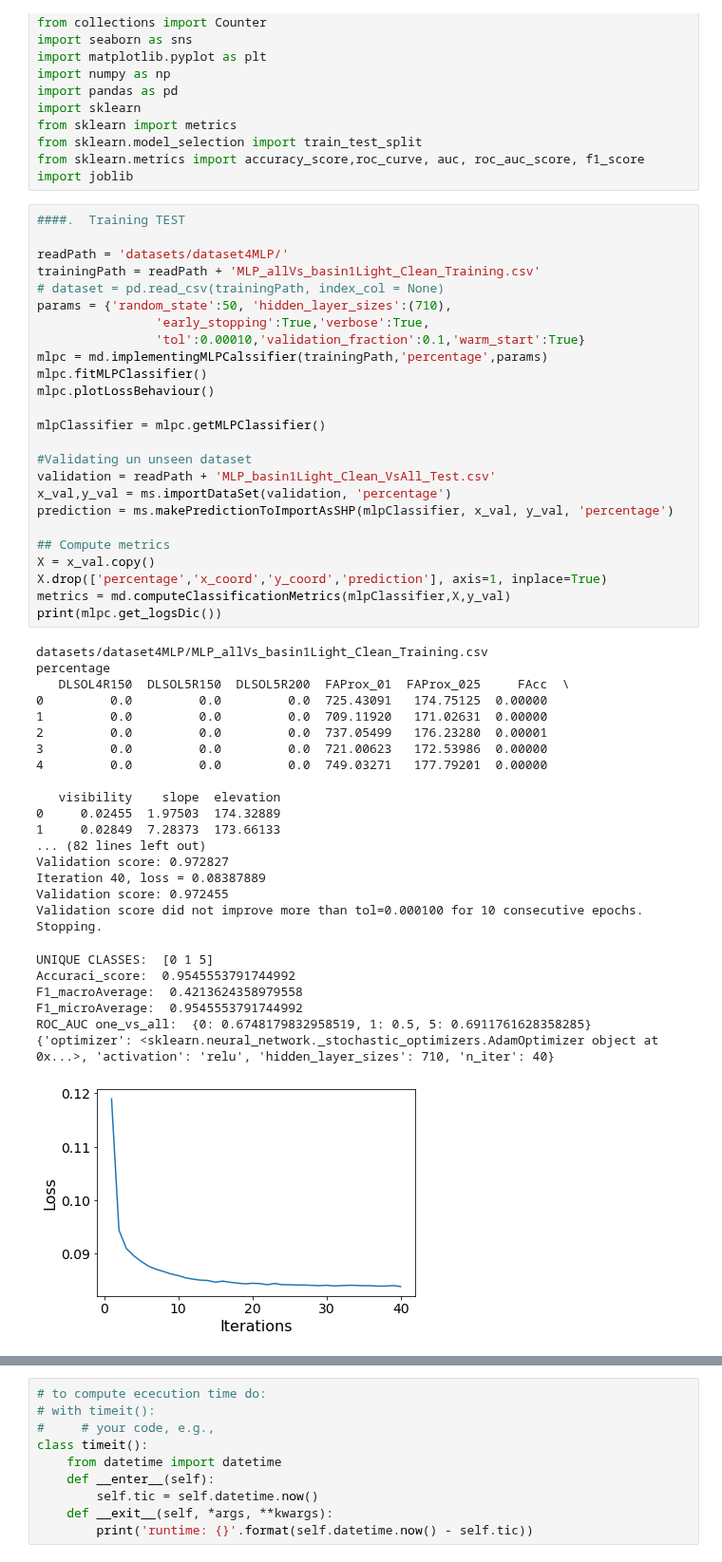
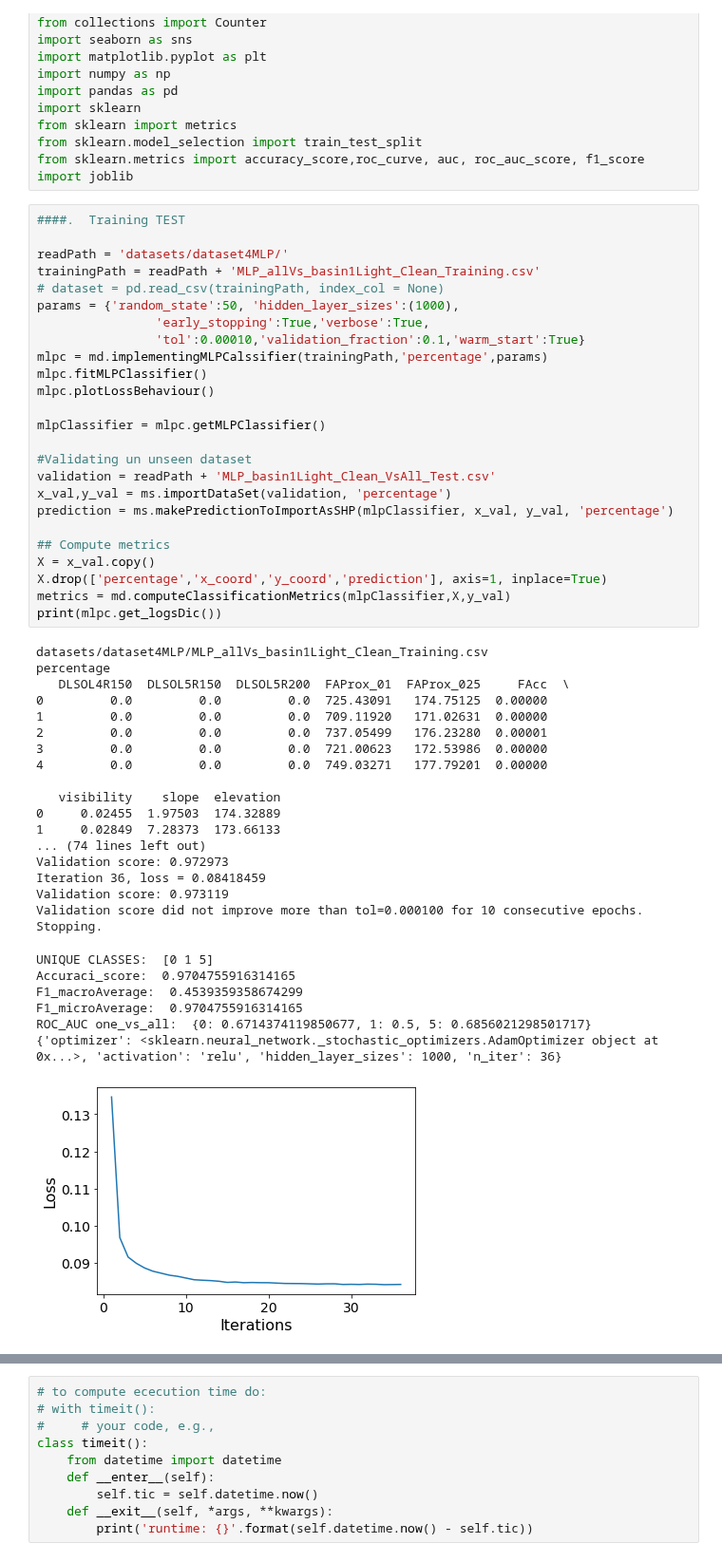
Before and after one commit to Abdielfer/FloodProbabRNCanAbd, a Jupyter notebook: main.ipynb, the cells around one changed output, grey strips where cells are left out. Shown at 95% size. Cells and saved outputs as stored; diff of their text form.

```diff
--- a/main.ipynb
+++ b/main.ipynb
@@ -19,48 +19,48 @@ import joblib
 readPath = 'datasets/dataset4MLP/'
 trainingPath = readPath + 'MLP_allVs_basin1Light_Clean_Training.csv'
 # dataset = pd.read_csv(trainingPath, index_col = None)
-params = {'random_state':50, 'hidden_layer_sizes':(710),
+params = {'random_state':50, 'hidden_layer_sizes':(1000),
                 'early_stopping':True,'verbose':True,
                 'tol':0.00010,'validation_fraction':0.1,'warm_start':True}
 mlpc = md.implementingMLPCalssifier(trainingPath,'percentage',params)
 mlpc.fitMLPClassifier()
 mlpc.plotLossBehaviour()
 
 mlpClassifier = mlpc.getMLPClassifier()
 
 #Validating un unseen dataset
 validation = readPath + 'MLP_basin1Light_Clean_VsAll_Test.csv'
 x_val,y_val = ms.importDataSet(validation, 'percentage')
 prediction = ms.makePredictionToImportAsSHP(mlpClassifier, x_val, y_val, 'percentage')
 
 ## Compute metrics
 X = x_val.copy()
 X.drop(['percentage','x_coord','y_coord','prediction'], axis=1, inplace=True)
 metrics = md.computeClassificationMetrics(mlpClassifier,X,y_val)
 print(mlpc.get_logsDic())
 # %% [output]
 datasets/dataset4MLP/MLP_allVs_basin1Light_Clean_Training.csv
 percentage
    DLSOL4R150  DLSOL5R150  DLSOL5R200  FAProx_01  FAProx_025     FAcc  \
 0         0.0         0.0         0.0  725.43091   174.75125  0.00000
 1         0.0         0.0         0.0  709.11920   171.02631  0.00000
 2         0.0         0.0         0.0  737.05499   176.23280  0.00001
 3         0.0         0.0         0.0  721.00623   172.53986  0.00000
 4         0.0         0.0         0.0  749.03271   177.79201  0.00000
 
    visibility    slope  elevation
 0     0.02455  1.97503  174.32889
 1     0.02849  7.28373  173.66133
-... (82 lines left out)
-Validation score: 0.972827
-Iteration 40, loss = 0.08387889
-Validation score: 0.972455
+... (74 lines left out)
+Validation score: 0.972973
+Iteration 36, loss = 0.08418459
+Validation score: 0.973119
 Validation score did not improve more than tol=0.000100 for 10 consecutive epochs. Stopping.
 UNIQUE CLASSES:  [0 1 5]
-Accuraci_score:  0.9545553791744992
-F1_macroAverage:  0.4213624358979558
-F1_microAverage:  0.9545553791744992
-ROC_AUC one_vs_all:  {0: 0.6748179832958519, 1: 0.5, 5: 0.6911761628358285}
-{'optimizer': <sklearn.neural_network._stochastic_optimizers.AdamOptimizer object at 0x...>, 'activation': 'relu', 'hidden_layer_sizes': 710, 'n_iter': 40}
+Accuraci_score:  0.9704755916314165
+F1_macroAverage:  0.4539359358674299
+F1_microAverage:  0.9704755916314165
+ROC_AUC one_vs_all:  {0: 0.6714374119850677, 1: 0.5, 5: 0.6856021298501717}
+{'optimizer': <sklearn.neural_network._stochastic_optimizers.AdamOptimizer object at 0x...>, 'activation': 'relu', 'hidden_layer_sizes': 1000, 'n_iter': 36}
-[figure, old version]
+[figure, new version]
 # %%
```
Also changed, not shown: parts of 1 cell of this notebook.
